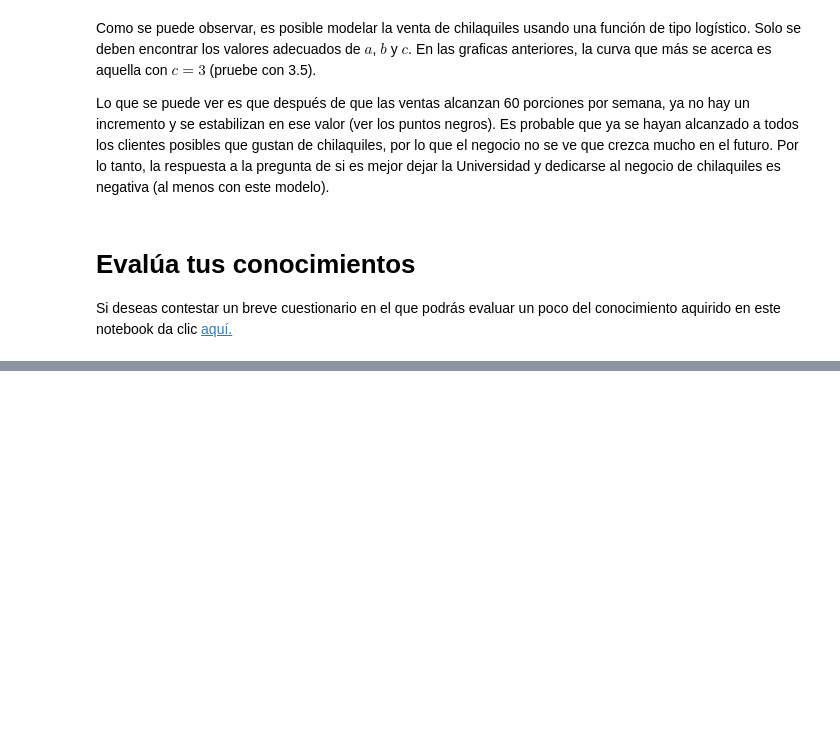
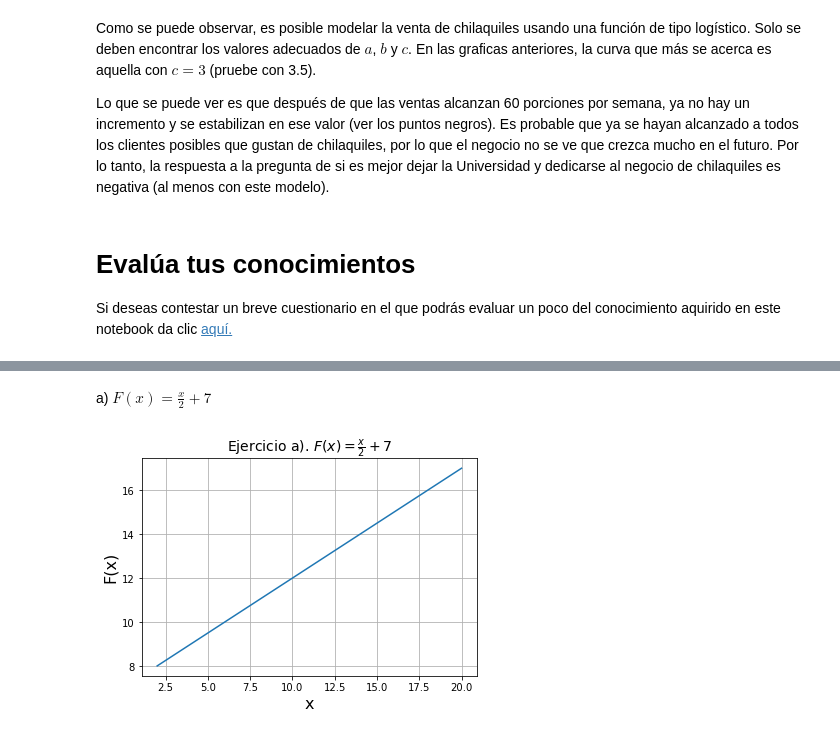
Before and after one commit to nataliasusana/R2-ya-actualizado-p1, a Jupyter notebook: Funciones/01_Funciones.ipynb, the cells around one changed output, grey strips where cells are left out. Cells and saved outputs as stored; diff of their text form; code cells hidden in the pictures; blank space fills up the shorter version.

Commit message:
Se agregaron ejercicios al notebook 01_Funciones

```diff
--- a/Funciones/01_Funciones.ipynb
+++ b/Funciones/01_Funciones.ipynb
@@ -372,0 +384,21 @@ Si deseas contestar un breve cuestionario en el que podrás evaluar un poco del
+# %% [markdown]
+a) $F(x) = \frac{x}{2}+7$
+# %%
+x = [2,3,5,6,8,9,11,12,14,15,17,18,20] #Definimos nuestros puntos x.
+def func(x): #Generamos la función para evaluar. Nótese que recibe una lista como argumento.
+    y = []
+    for i in x:
+        a = i/2 + 7
+        y.append(a)
+    return y #La función nos regresa una lista con los valores f(x).
+
+y = func(x) #Guardamos los valores en una variable para realizar la gráfica.
+
+#Generamos la gráfica de la función.
+plt.plot(x,y)
+plt.title(r"Ejercicio a). $F(x)= \frac{x}{2}+7$", size=14)
+plt.xlabel("x", size=16)
+plt.ylabel("F(x)", size=16)
+plt.grid()
+# %% [output]
+[figure, added]
```
Also changed, not shown: parts of 16 cells of this notebook, 2 other files.
